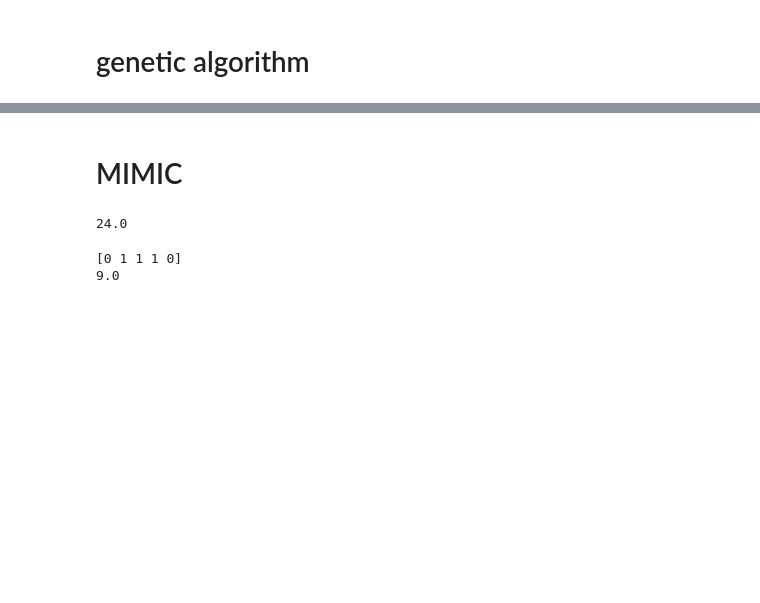
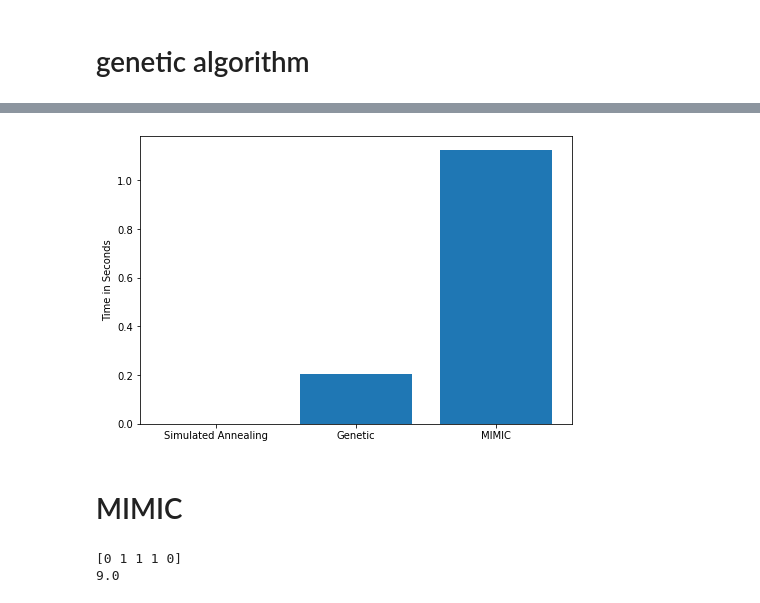
Before and after one commit to nichoward/Randomized-Optimization, a Jupyter notebook: Untitled.ipynb, the cells around one changed output, grey strips where cells are left out. Drawn from its saved outputs; the diff is of its cells as text; code cells hidden in the pictures; blank space fills up the shorter version.

```diff
--- a/Untitled.ipynb
+++ b/Untitled.ipynb
@@ -153,2 +115,35 @@ best_state, best_fitness = mlrose.genetic_alg(problem_one_max, max_attempts = 10
+# %%
+sa_start_time = time.time()
+sa_best_state, sa_best_fitness = mlrose.simulated_annealing(problem_one_max,
+                                                      max_attempts = 10, max_iters = 1000,
+                                                      init_state = one_max_init_state, random_state = 2)
+sa_runtime = time.time() - sa_start_time
+
+sa_iter_fitness = []
+for i in max_iter:
+    sa_best_state, sa_best_fitness = mlrose.simulated_annealing(problem_one_max,
+                                                      max_attempts = 10, max_iters = int(i),
+                                                      init_state = one_max_init_state, random_state = 2)
+    sa_iter_fitness.append(sa_best_fitness)
+# %%
+gen_start_time = time.time()
+gen_best_state, gen_best_fitness = mlrose.genetic_alg(problem_one_max, max_attempts = 10, max_iters = 1000, random_state =2)
+gen_runtime = time.time() - gen_start_time
+
+
+gen_iter_fitness = []
+for i in max_iter:
+    gen_best_state, gen_best_fitness = mlrose.genetic_alg(problem_one_max, max_attempts = 10, max_iters = int(i), random_state = 2)
+
+    gen_iter_fitness.append(gen_best_fitness)
 # %%
-best_state
+mimic_start_time = time.time()
+mimic_best_state, mimic_best_fitness = mlrose.mimic(problem_one_max, max_attempts = 10, max_iters = 1000, random_state = 2)
+mimic_runtime = time.time() - mimic_start_time
+
+mimic_iter_fitness = []
+for i in max_iter:
+    mimic_best_state, mimic_best_fitness = mlrose.mimic(problem_one_max, max_attempts = 10,max_iters = int(i), random_state = 2)
+
+
+    mimic_iter_fitness.append(mimic_best_fitness)
@@ -167,3 +163,13 @@ array([1, 1, 1, 1, 1, 1, 1])
+# %%
+optimizer = ['Simulated Annealing', 'Genetic', 'MIMIC']
+runtime = [sa_runtime, gen_runtime, mimic_runtime]
+fig = plt.figure()
+ax = fig.add_axes([0,0,1,1])
+ax.bar(optimizer,runtime)
+plt.ylabel("Time in Seconds")
+plt.show()
+# %% [output]
+[figure, added]
 # %% [markdown]
 # MIMIC
 # %%
@@ -175,5 +183 @@ knapsack_init_state = np.array([1, 0, 2, 1, 0])
-# %%
-sum(weights) *.6
-# %% [output]
-24.0
 # %%
```
Also changed, not shown: parts of 39 cells of this notebook.
